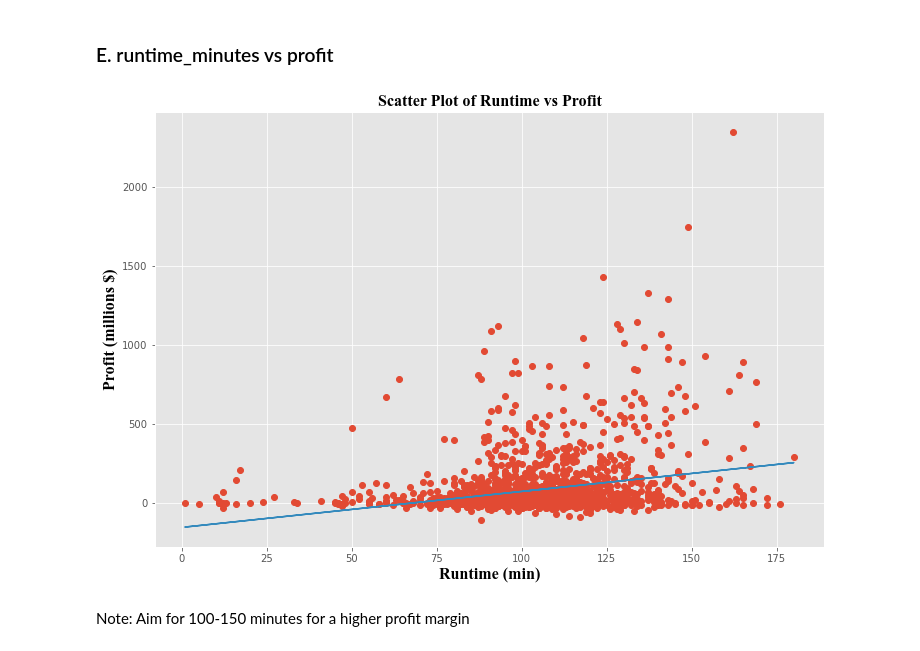
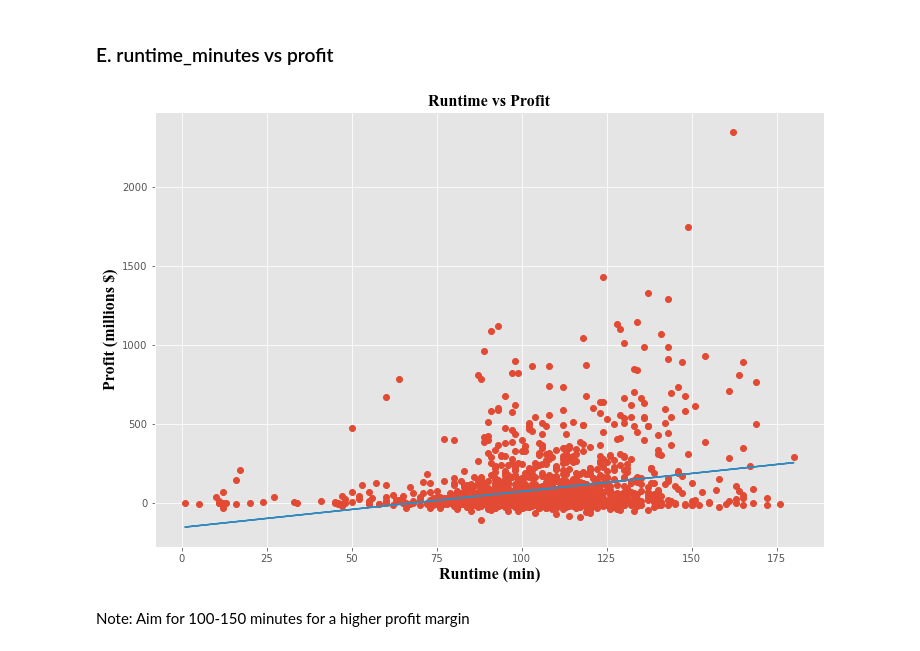
Before and after one commit to dquillao/dsc-mod-1-project-v2-1-online-ds-sp-000, a Jupyter notebook: Technical Notebook.ipynb, the cells around one changed output. Drawn from its saved outputs; the diff is of its cells as text; code cells hidden in the pictures.

```diff
--- a/Technical Notebook.ipynb
+++ b/Technical Notebook.ipynb
@@ -1204,19 +1204,19 @@ Note: For a rating of 6 and higher, set budget at around $60,000,000
 # %%
 fig, ax = plt.subplots(figsize = (12, 8))
 x = final_df['runtime_minutes']
 y = final_df['profit']/1000000
 
 ax.plot(x, y, 'o')
 
 m, b = np.polyfit(x, y, 1)
 
 ax.plot(x, m*x+b)
 plt.xlabel('Runtime (min)', fontdict=font)
 plt.ylabel('Profit (millions $)', fontdict=font)
-plt.title('Scatter Plot of Runtime vs Profit', fontdict=font)
+plt.title('Runtime vs Profit', fontdict=font)
 
 plt.show()
 # %% [output]
-[figure, old version]
+[figure, new version]
 # %% [markdown]
 Note: Aim for 100-150 minutes for a higher profit margin
```
Also changed, not shown: parts of 1 cell of this notebook.
